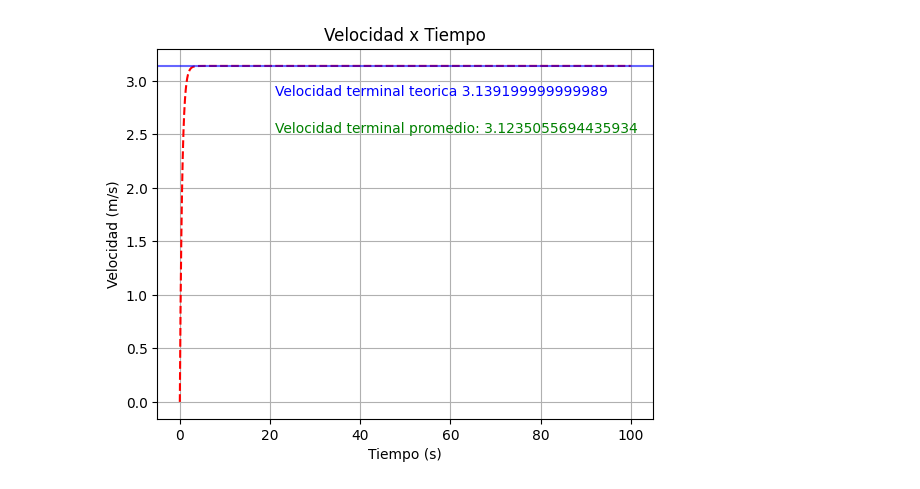
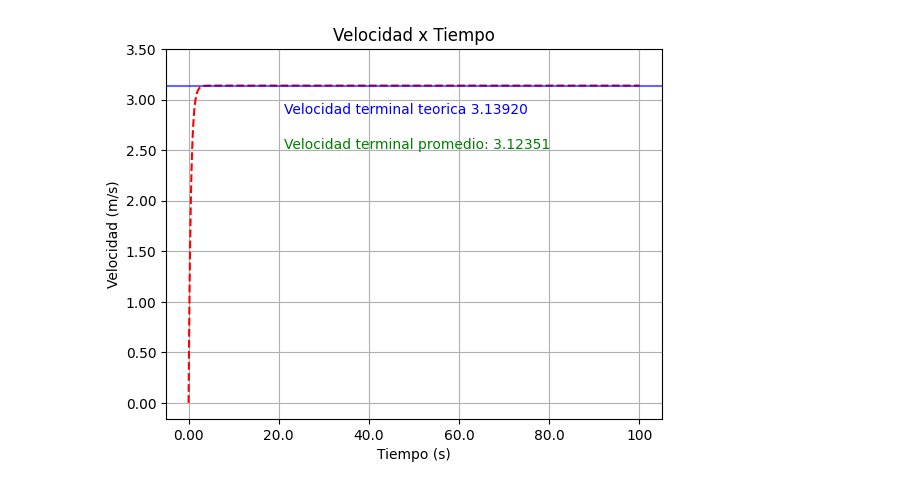
Before and after one commit to LiamQuinoNeff/dd-fisica-para-cs, a Jupyter notebook: code/Simulacion_DDA.ipynb, the cells around one changed output. Cells and saved outputs as stored; diff of their text form; code cells hidden in the pictures.

```diff
--- a/code/Simulacion_DDA.ipynb
+++ b/code/Simulacion_DDA.ipynb
@@ -64,15 +64,27 @@ plt.ylabel("Velocidad (m/s)")
 asymptote_index = tiempos.index(max(tiempos, key=abs))
 y_asymptote = velocidades[asymptote_index]
 plt.axhline(y=y_asymptote, color='blue', alpha = 0.6, label=f'Posible asíntota en y={y_asymptote}')
-plt.text(y_asymptote + 18, velocidades[asymptote_index] * 0.91, f"Velocidad terminal teorica {y_asymptote}", color='blue')
+plt.text(y_asymptote + 18, velocidades[asymptote_index] * 0.91, f"Velocidad terminal teorica {y_asymptote:.5f}", color='blue')
 plt.grid()
 
 #Velocidad Terminal - Promedio
 velocidadTerminalPromedio = sum(velocidades)/len(velocidades)
 print("Velocidad Terminal (Promedio): ", velocidadTerminalPromedio)
 plt.text(y_asymptote + 18, velocidades[asymptote_index] * 0.80,
-         f"Velocidad terminal promedio: {velocidadTerminalPromedio:}",
+         f"Velocidad terminal promedio: {velocidadTerminalPromedio:.5f}",
          color='green')
 
+# Configurar los ticks de los ejes con tres cifras significativas
+# Eje X: formato dinámico (0.00, 20.0, 40.0, 60.0, 80.0, 100)
+x_ticks = [0, 20, 40, 60, 80, 100]
+x_labels = ['0.00', '20.0', '40.0', '60.0', '80.0', '100']
+plt.xticks(x_ticks, x_labels)
+
+# Eje Y: formato con dos decimales, filtrando valores negativos innecesarios
+y_ticks = plt.yticks()[0]
+y_ticks_filtered = [tick for tick in y_ticks if tick >= 0]  # Filtrar valores negativos
+y_labels = [f'{tick:.2f}' for tick in y_ticks_filtered]
+plt.yticks(y_ticks_filtered, y_labels)
+
 plt.show()
 # %% [output]
@@ -80 +92 @@ Velocidad Terminal (Promedio):  3.1235055694435934
-[figure, old version]
+[figure, new version]
```
Also changed, not shown: parts of 1 cell of this notebook, 2 other files.
